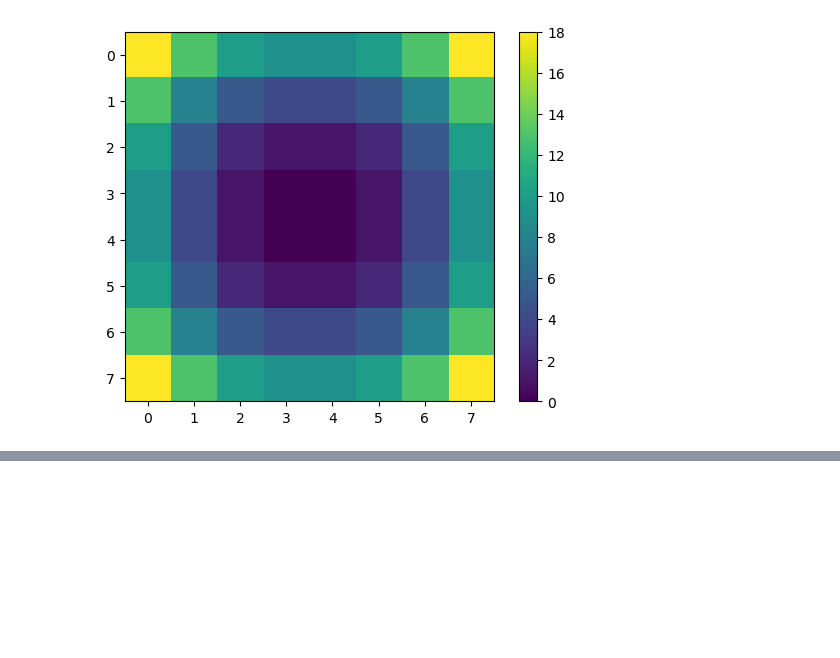
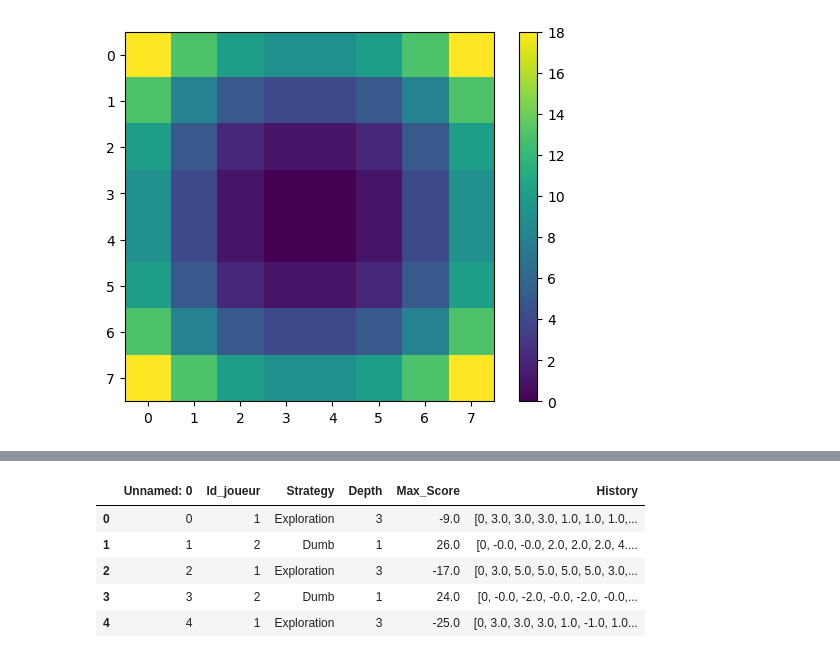
Before and after one commit to BenBouiss/Othello, a Jupyter notebook: Stat_exploration.ipynb, the cells around one changed output, grey strips where cells are left out. Saved outputs shown, nothing was run; the diff lists cells and outputs as text; code cells hidden in the pictures; blank space fills up the shorter version.

```diff
--- a/Stat_exploration.ipynb
+++ b/Stat_exploration.ipynb
@@ -248,0 +286,11 @@ plt.colorbar()
+# %%
+df = pd.read_csv("Stat_store/Stat_1699785314_iter_20.csv")
+# %%
+df.head()
+# %% [output]
+|  | Unnamed: 0 | Id_joueur | Strategy | Depth | Max_Score | History |
+| 0 | 0 | 1 | Exploration | 3 | -9.0 | [0, 3.0, 3.0, 3.0, 1.0, 1.0, 1.0,... |
+| 1 | 1 | 2 | Dumb | 1 | 26.0 | [0, -0.0, -0.0, 2.0, 2.0, 2.0, 4.... |
+| 2 | 2 | 1 | Exploration | 3 | -17.0 | [0, 3.0, 5.0, 5.0, 5.0, 5.0, 3.0,... |
+| 3 | 3 | 2 | Dumb | 1 | 24.0 | [0, -0.0, -2.0, -0.0, -2.0, -0.0,... |
+| 4 | 4 | 1 | Exploration | 3 | -25.0 | [0, 3.0, 3.0, 3.0, 1.0, -1.0, 1.0... |
```
Also changed, not shown: parts of 5 cells of this notebook, 10 other files.
